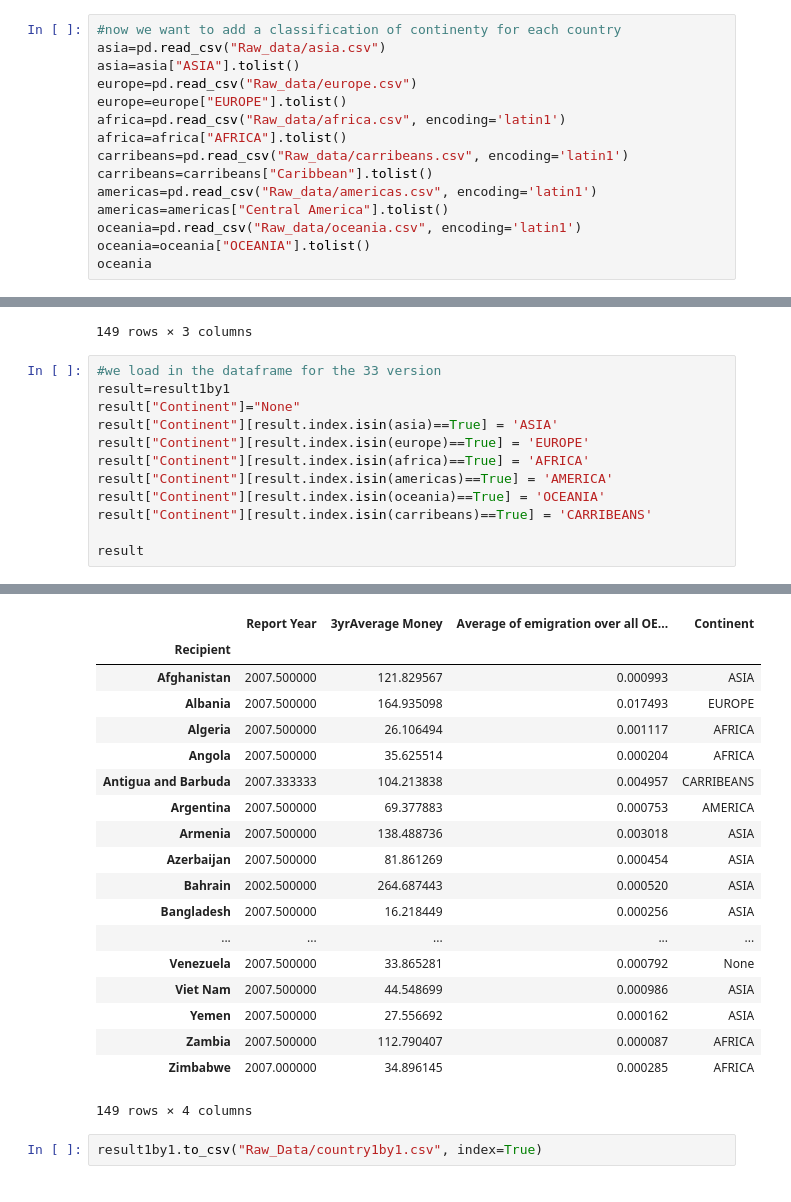
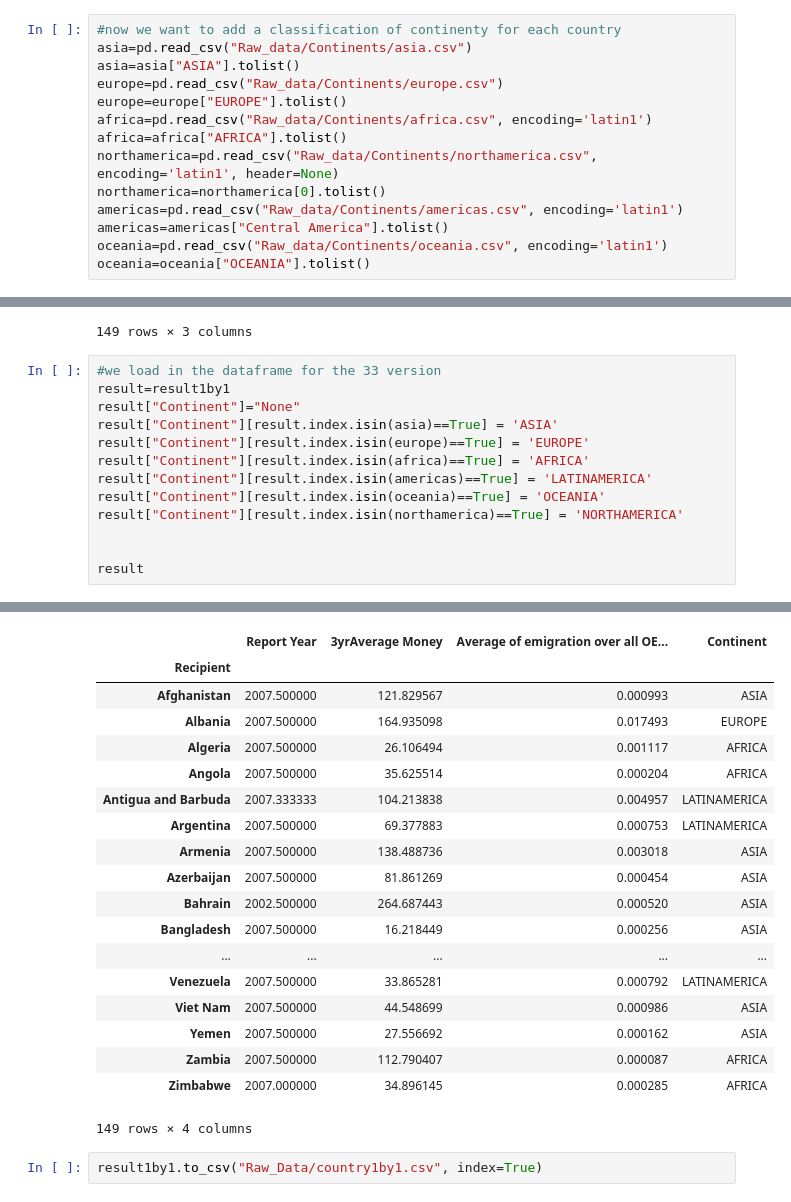
Before and after one commit to HalukaMB/dw_foreignaid, a Jupyter notebook: CleaningANDSumming.ipynb, the cells around one changed output, grey strips where cells are left out. Drawn from its saved outputs; the diff is of its cells as text.

```diff
--- a/CleaningANDSumming.ipynb
+++ b/CleaningANDSumming.ipynb
@@ -567,16 +567,15 @@ result33.to_csv("Raw_data/Migration3VSMoney3YearAVG.csv", index=False)
 result31.to_csv("Raw_data/Migration1VSMoney3YearAVG.csv", index=False)
 # %%
 #now we want to add a classification of continenty for each country
-asia=pd.read_csv("Raw_data/asia.csv")
+asia=pd.read_csv("Raw_data/Continents/asia.csv")
 asia=asia["ASIA"].tolist()
-europe=pd.read_csv("Raw_data/europe.csv")
+europe=pd.read_csv("Raw_data/Continents/europe.csv")
 europe=europe["EUROPE"].tolist()
-africa=pd.read_csv("Raw_data/africa.csv", encoding='latin1')
+africa=pd.read_csv("Raw_data/Continents/africa.csv", encoding='latin1')
 africa=africa["AFRICA"].tolist()
-carribeans=pd.read_csv("Raw_data/carribeans.csv", encoding='latin1')
-carribeans=carribeans["Caribbean"].tolist()
-americas=pd.read_csv("Raw_data/americas.csv", encoding='latin1')
+northamerica=pd.read_csv("Raw_data/Continents/northamerica.csv", encoding='latin1', header=None)
+northamerica=northamerica[0].tolist()
+americas=pd.read_csv("Raw_data/Continents/americas.csv", encoding='latin1')
 americas=americas["Central America"].tolist()
-oceania=pd.read_csv("Raw_data/oceania.csv", encoding='latin1')
+oceania=pd.read_csv("Raw_data/Continents/oceania.csv", encoding='latin1')
 oceania=oceania["OCEANIA"].tolist()
-oceania
@@ -742,44 +724,45 @@ result["Continent"]="None"
 result["Continent"][result.index.isin(asia)==True] = 'ASIA'
 result["Continent"][result.index.isin(europe)==True] = 'EUROPE'
 result["Continent"][result.index.isin(africa)==True] = 'AFRICA'
-result["Continent"][result.index.isin(americas)==True] = 'AMERICA'
+result["Continent"][result.index.isin(americas)==True] = 'LATINAMERICA'
 result["Continent"][result.index.isin(oceania)==True] = 'OCEANIA'
-result["Continent"][result.index.isin(carribeans)==True] = 'CARRIBEANS'
+result["Continent"][result.index.isin(northamerica)==True] = 'NORTHAMERICA'
+
 
 result
 # %% [output]
 A value is trying to be set on a copy of a slice from a DataFrame
 
 See the caveats in the documentation: http://pandas.pydata.org/pandas-docs/stable/indexing.html#indexing-view-versus-copy
 A value is trying to be set on a copy of a slice from a DataFrame
 
 See the caveats in the documentation: http://pandas.pydata.org/pandas-docs/stable/indexing.html#indexing-view-versus-copy
 A value is trying to be set on a copy of a slice from a DataFrame
 
 See the caveats in the documentation: http://pandas.pydata.org/pandas-docs/stable/indexing.html#indexing-view-versus-copy
 A value is trying to be set on a copy of a slice from a DataFrame
 
 See the caveats in the documentation: http://pandas.pydata.org/pandas-docs/stable/indexing.html#indexing-view-versus-copy
 A value is trying to be set on a copy of a slice from a DataFrame
 
 See the caveats in the documentation: http://pandas.pydata.org/pandas-docs/stable/indexing.html#indexing-view-versus-copy
 A value is trying to be set on a copy of a slice from a DataFrame
 
 See the caveats in the documentation: http://pandas.pydata.org/pandas-docs/stable/indexing.html#indexing-view-versus-copy
 |  | Report Year | 3yrAverage Money | Average of emigration over all OE... | Continent |
 | Recipient |  |  |  |  |
 | Afghanistan | 2007.500000 | 121.829567 | 0.000993 | ASIA |
 | Albania | 2007.500000 | 164.935098 | 0.017493 | EUROPE |
 | Algeria | 2007.500000 | 26.106494 | 0.001117 | AFRICA |
 | Angola | 2007.500000 | 35.625514 | 0.000204 | AFRICA |
-| Antigua and Barbuda | 2007.333333 | 104.213838 | 0.004957 | CARRIBEANS |
-| Argentina | 2007.500000 | 69.377883 | 0.000753 | AMERICA |
+| Antigua and Barbuda | 2007.333333 | 104.213838 | 0.004957 | LATINAMERICA |
+| Argentina | 2007.500000 | 69.377883 | 0.000753 | LATINAMERICA |
 | Armenia | 2007.500000 | 138.488736 | 0.003018 | ASIA |
 | Azerbaijan | 2007.500000 | 81.861269 | 0.000454 | ASIA |
 | Bahrain | 2002.500000 | 264.687443 | 0.000520 | ASIA |
 | Bangladesh | 2007.500000 | 16.218449 | 0.000256 | ASIA |
 | ... | ... | ... | ... | ... |
-| Venezuela | 2007.500000 | 33.865281 | 0.000792 | None |
+| Venezuela | 2007.500000 | 33.865281 | 0.000792 | LATINAMERICA |
 | Viet Nam | 2007.500000 | 44.548699 | 0.000986 | ASIA |
 | Yemen | 2007.500000 | 27.556692 | 0.000162 | ASIA |
 | Zambia | 2007.500000 | 112.790407 | 0.000087 | AFRICA |
```
Also changed, not shown: parts of 10 cells of this notebook, 33 other files.
